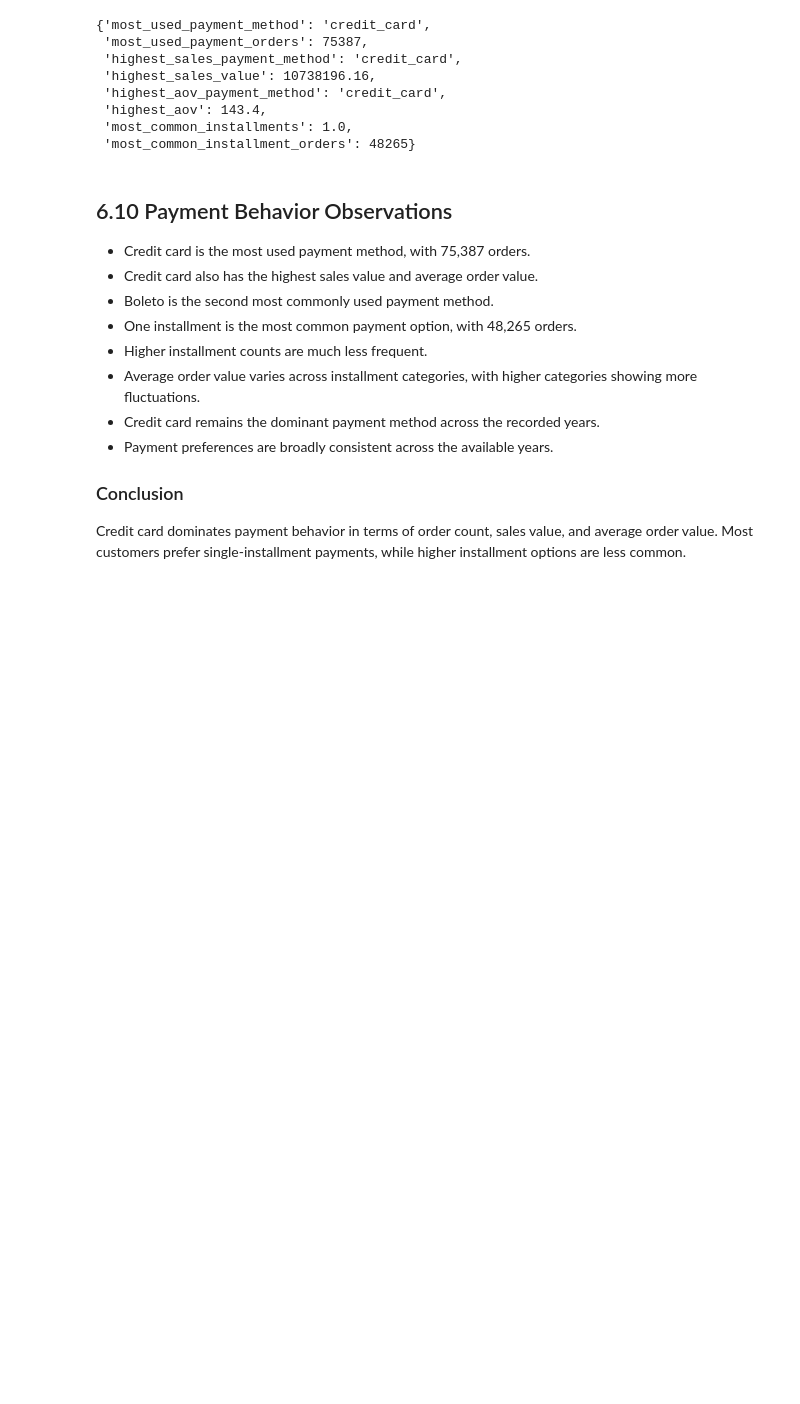
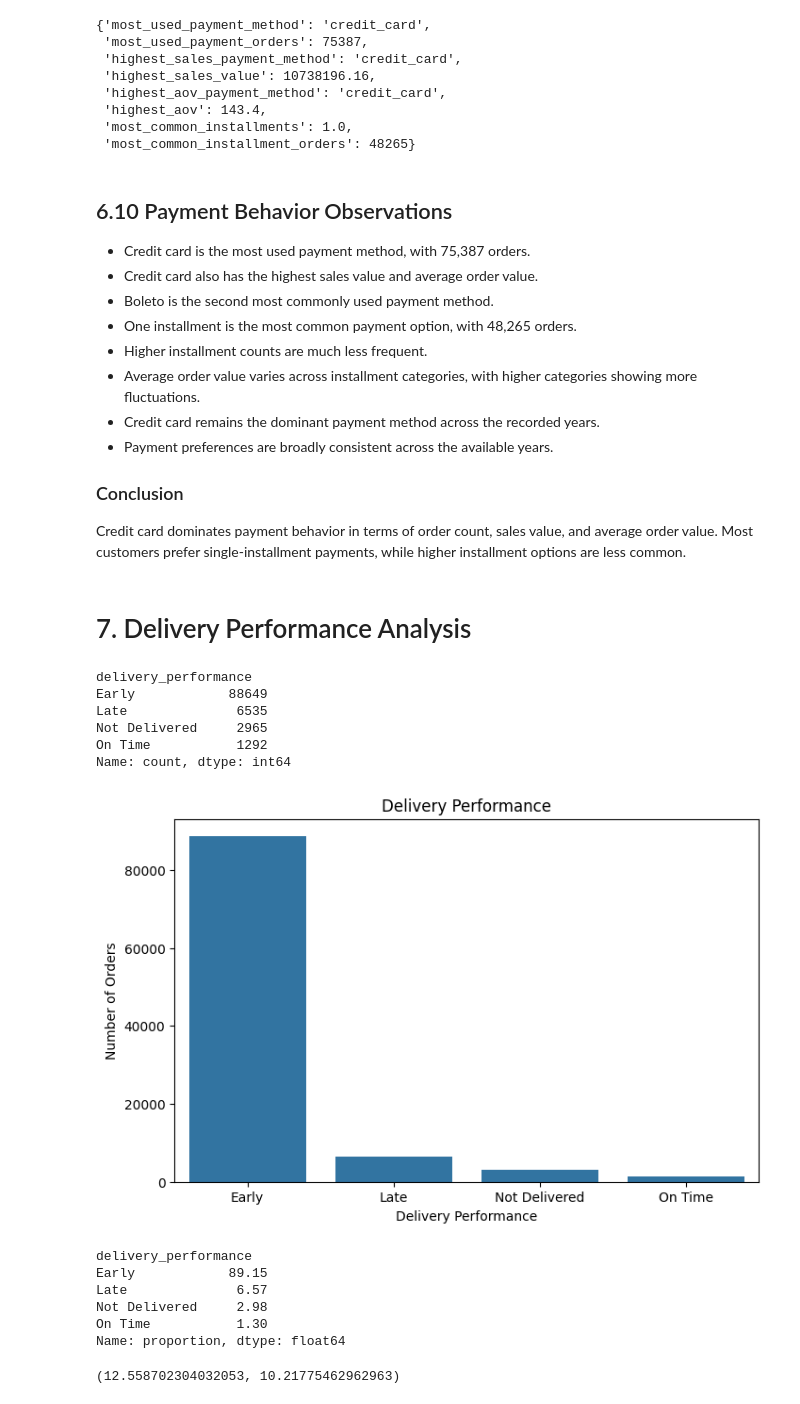
Before and after one commit to PranjaliSBidwe/E-Commerce_Sales_Customer_Behavior_Analysis, a Jupyter notebook: 01_data_understanding.ipynb, the cells around one changed output. Drawn from its saved outputs; the diff is of its cells as text; code cells hidden in the pictures; blank space fills up the shorter version.

Commit message:
Delivery performance analysis

```diff
--- a/01_data_understanding.ipynb
+++ b/01_data_understanding.ipynb
@@ -891,9 +891,9 @@ Name: expected_delivery_days, dtype: float64
 ## 4.3 Delivery Delay
 # %%
 df_clean["delivery_delay_days"] = (
-    df_clean["order_delivered_customer_date"]
-    - df_clean["order_estimated_delivery_date"]
-).dt.total_seconds() / (24 * 60 * 60)
+    df_clean["order_delivered_customer_date"].dt.normalize()
+    - df_clean["order_estimated_delivery_date"].dt.normalize()
+).dt.days
 # %%
 df_clean["delivery_delay_days"].describe()
 # %% [output]
@@ -911,13 +911,15 @@ Name: delivery_delay_days, dtype: float64
 # %%
 df_clean["delivery_performance"] = np.select(
     [
+        df_clean["delivery_delay_days"].isna(),
+        df_clean["delivery_delay_days"] == 0,
         df_clean["delivery_delay_days"] < 0,
-        df_clean["delivery_delay_days"] == 0,
         df_clean["delivery_delay_days"] > 0
     ],
     [
+        "Not Delivered",
+        "On Time",
         "Early",
-        "On Time",
         "Late"
     ],
     default="Not Delivered"
@@ -1688,3 +1691,56 @@ payment_summary
 
 ### Conclusion
 Credit card dominates payment behavior in terms of order count, sales value, and average order value. Most customers prefer single-installment payments, while higher installment options are less common.
+# %% [markdown]
+# 7. Delivery Performance Analysis
+# %%
+delivery_performance_counts = (
+    df_clean['delivery_performance']
+    .value_counts()
+)
+
+delivery_performance_counts
+# %% [output]
+delivery_performance
+Early            88649
+Late              6535
+Not Delivered     2965
+On Time           1292
+Name: count, dtype: int64
+# %%
+plt.figure(figsize=(8, 5))
+
+sns.barplot(
+    x=delivery_performance_counts.index,
+    y=delivery_performance_counts.values
+)
+
+plt.title('Delivery Performance')
+plt.xlabel('Delivery Performance')
+plt.ylabel('Number of Orders')
+plt.show()
+# %% [output]
+[figure, added]
+# %%
+delivery_performance_percentage = (
+    df_clean['delivery_performance']
+    .value_counts(normalize=True)
+    .mul(100)
+    .round(2)
+)
+
+delivery_performance_percentage
+# %% [output]
+delivery_performance
+Early            89.15
+Late              6.57
+Not Delivered     2.98
+On Time           1.30
+Name: proportion, dtype: float64
+# %%
+average_delivery_days = df_clean['delivery_days'].mean()
+median_delivery_days = df_clean['delivery_days'].median()
+
+average_delivery_days, median_delivery_days
+# %% [output]
+(12.558702304032053, 10.21775462962963)
```
Also changed, not shown: parts of 20 cells of this notebook.
